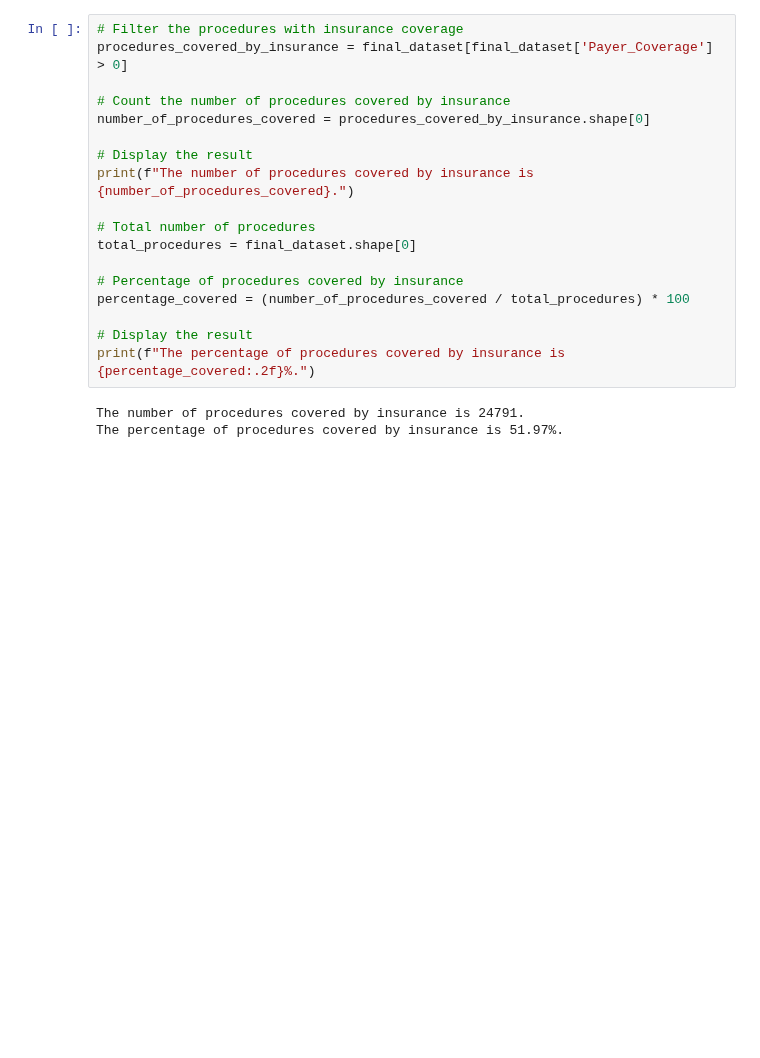
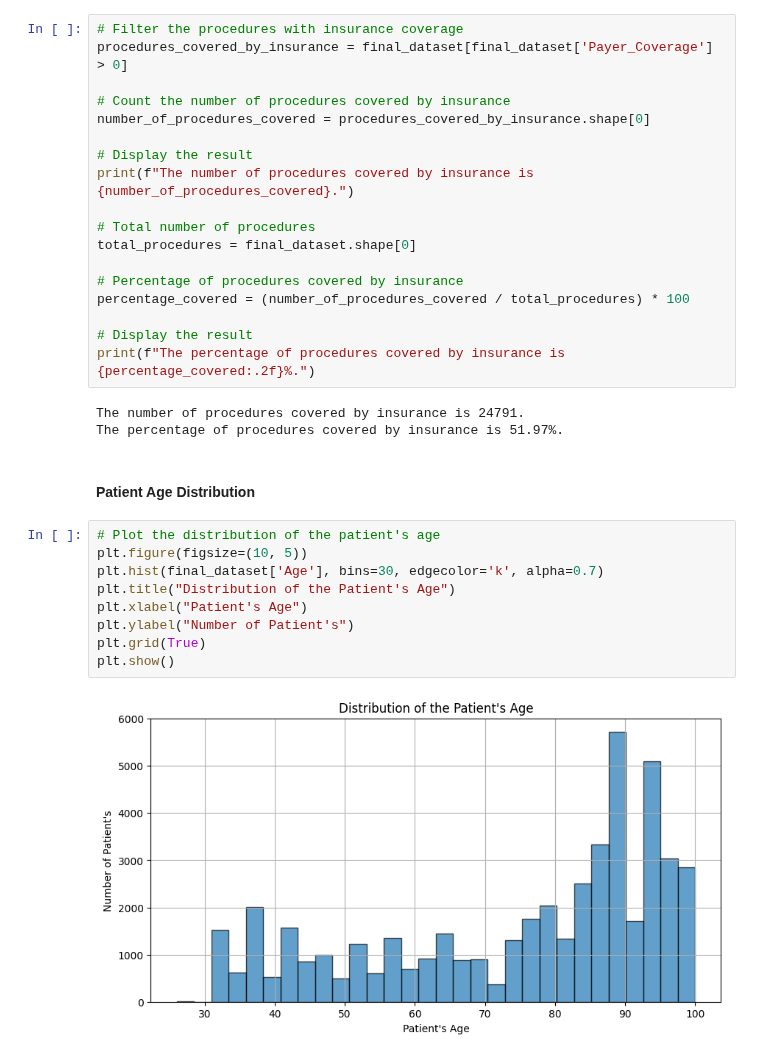
Before and after one commit to Akshay-Paunikar/Maven_Analytics_Challenges, a Jupyter notebook: Hospital_Patient_Records_Challenge/Maven_Hospital_Challenge.ipynb, the cells around one changed output. Cells and saved outputs as stored; diff of their text form; blank space fills up the shorter version.

Commit message:
Maven Hospita Challenge - Distribution of the Patient's Age

```diff
--- a/Hospital_Patient_Records_Challenge/Maven_Hospital_Challenge.ipynb
+++ b/Hospital_Patient_Records_Challenge/Maven_Hospital_Challenge.ipynb
@@ -629,3 +629,16 @@ print(f"The percentage of procedures covered by insurance is {percentage_covered
 # %% [output]
 The number of procedures covered by insurance is 24791.
 The percentage of procedures covered by insurance is 51.97%.
+# %% [markdown]
+#### Patient Age Distribution
+# %%
+# Plot the distribution of the patient's age
+plt.figure(figsize=(10, 5))
+plt.hist(final_dataset['Age'], bins=30, edgecolor='k', alpha=0.7)
+plt.title("Distribution of the Patient's Age")
+plt.xlabel("Patient's Age")
+plt.ylabel("Number of Patient's")
+plt.grid(True)
+plt.show()
+# %% [output]
+[figure, added]
```
